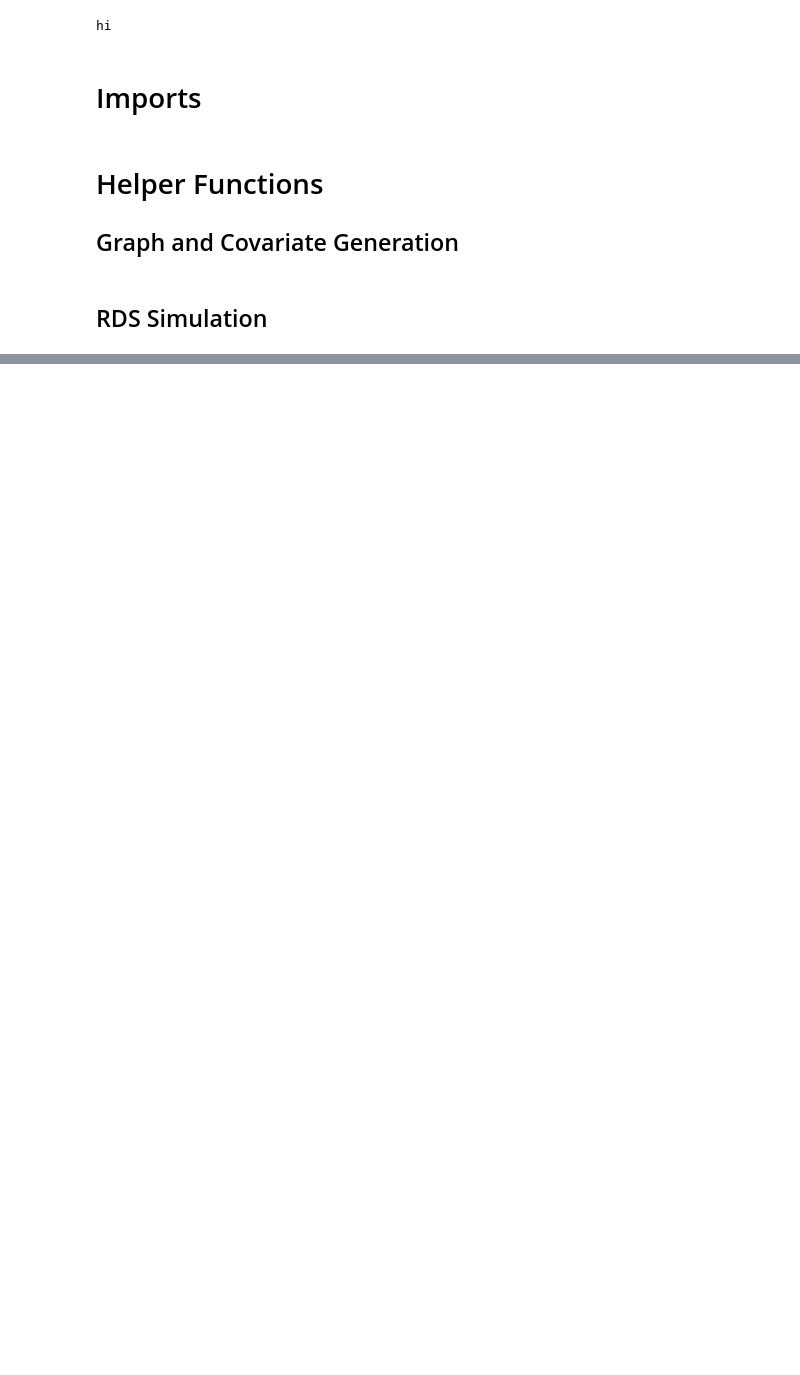
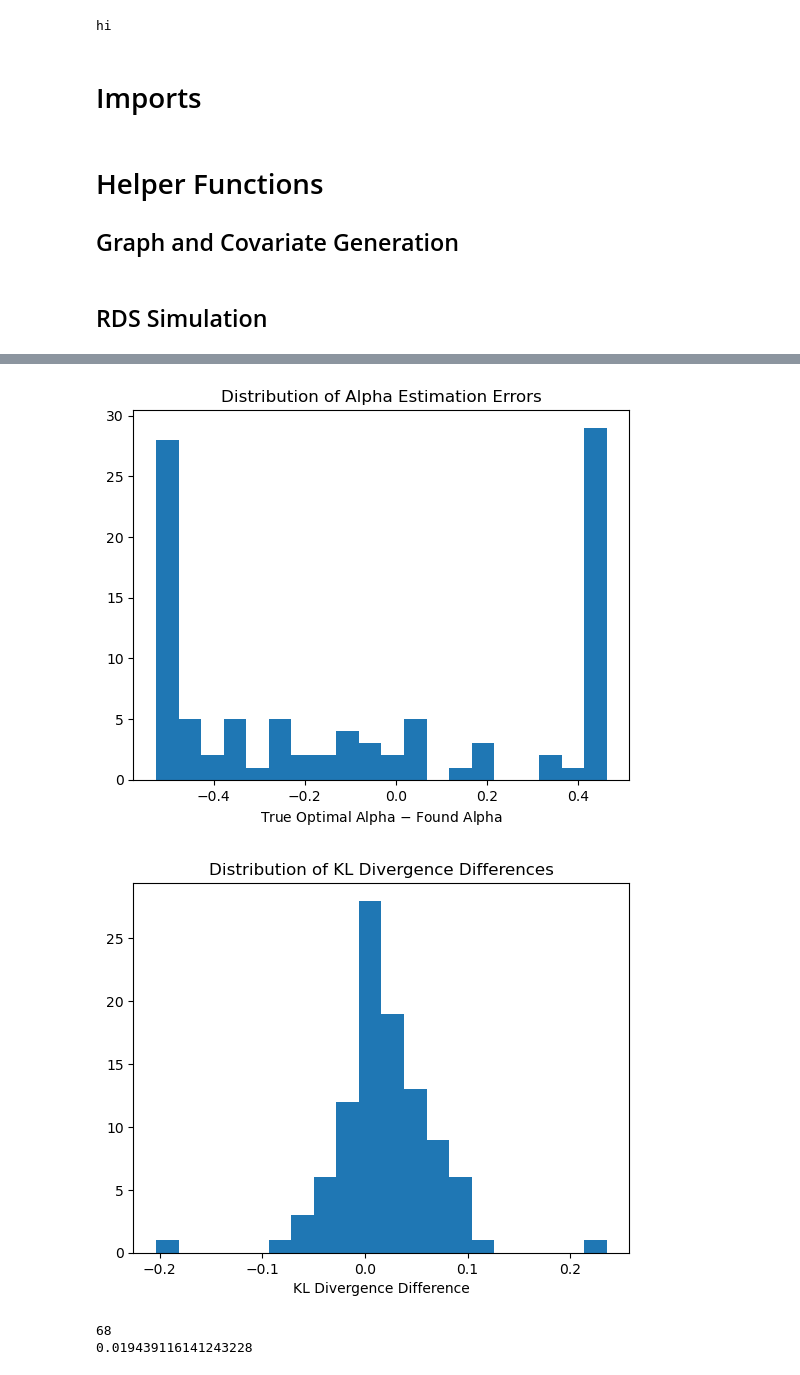
Before and after one commit to justinyli/unbiasing-social-networks, a Jupyter notebook: code/experiments copy.ipynb, the cells around one changed output, grey strips where cells are left out. Cells and saved outputs as stored; diff of their text form; code cells hidden in the pictures; blank space fills up the shorter version.

```diff
--- a/code/experiments copy.ipynb
+++ b/code/experiments copy.ipynb
@@ -311,0 +392,13 @@ Optimal alpha: 0.17 with KL divergence 0.0395
+# %%
+plt.hist(kl_differences, bins=20)
+plt.xlabel("KL Divergence Difference")
+plt.title("Distribution of KL Divergence Differences")
+plt.show()
+
+print(sum(x > 0 for x in kl_differences))
+print(np.mean(kl_differences))
+# %% [output]
+[figure, added]
+[figure, added]
+68
+0.019439116141243228
```
Also changed, not shown: parts of 13 cells of this notebook.
